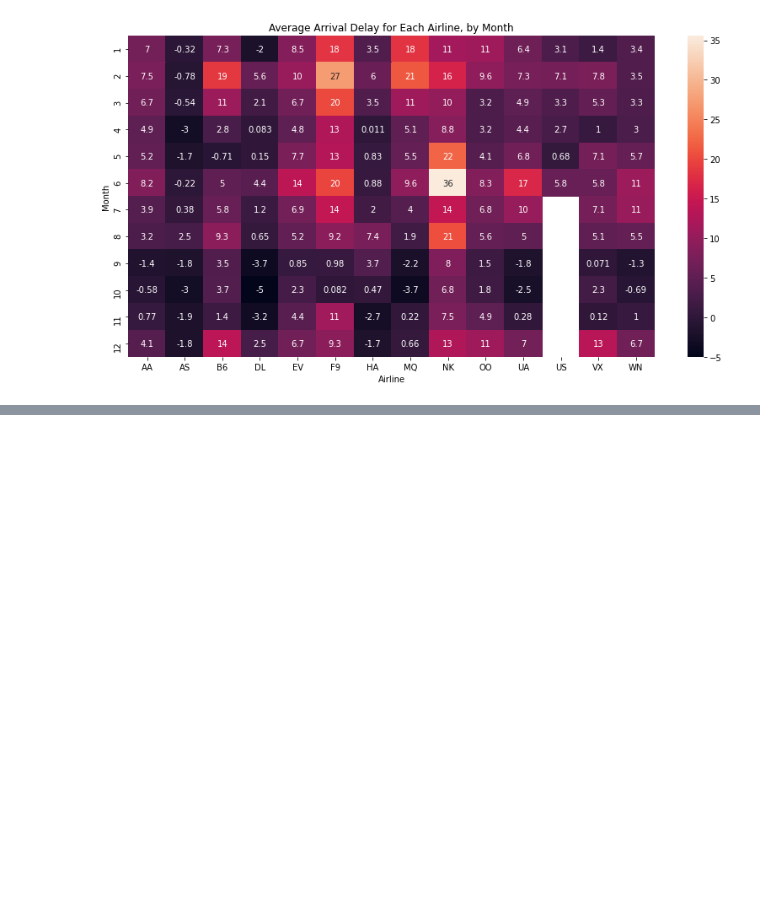
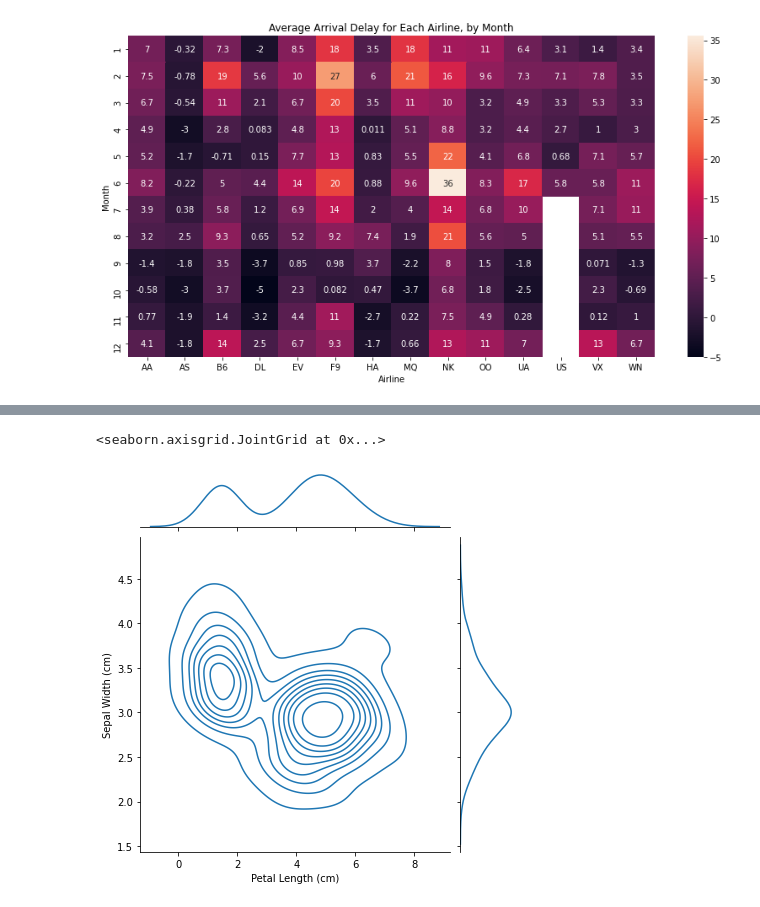
Before and after one commit to yangoos57/dataStudy, a Jupyter notebook: kaggle/courses/Data Visualization/Datavisualization.ipynb, the cells around one changed output, grey strips where cells are left out. Cells and saved outputs as stored; diff of their text form; code cells hidden in the pictures; blank space fills up the shorter version.

```diff
--- a/kaggle/courses/Data Visualization/Datavisualization.ipynb
+++ b/kaggle/courses/Data Visualization/Datavisualization.ipynb
@@ -136,0 +160,5 @@ KeyError: '12'
+# %%
+sns.jointplot(x=iris_data['Petal Length (cm)'], y=iris_data['Sepal Width (cm)'], kind='kde')
+# %% [output]
+<seaborn.axisgrid.JointGrid at 0x...>
+[figure, added]
```
Also changed, not shown: parts of 7 cells of this notebook, 12 other files.
